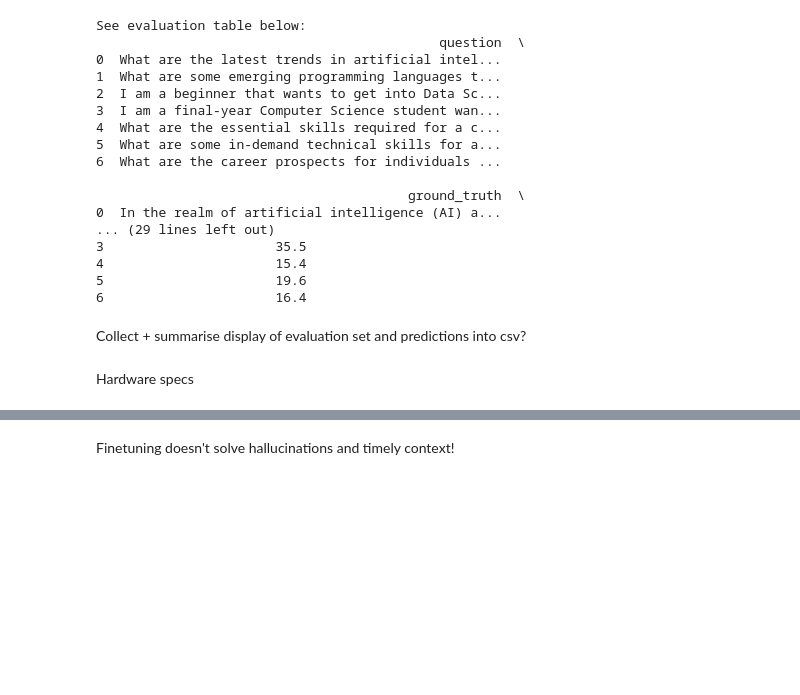
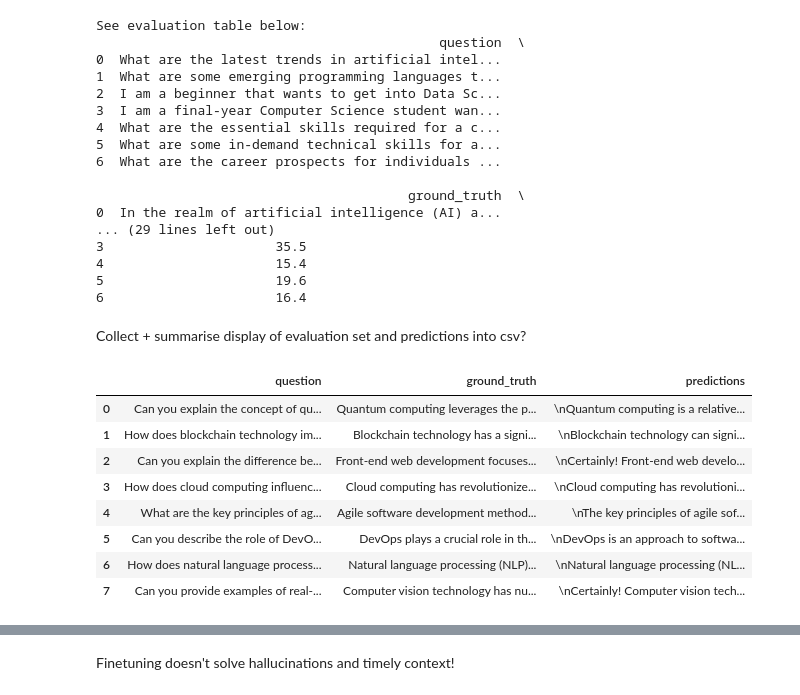
Before and after one commit to huishingchong/agile_llm, a Jupyter notebook: prompting.ipynb, the cells around one changed output, grey strips where cells are left out. Drawn from its saved outputs; the diff is of its cells as text; code cells hidden in the pictures; blank space fills up the shorter version.

Commit message:
small update: output predictions

```diff
--- a/prompting.ipynb
+++ b/prompting.ipynb
@@ -151,8 +151,8 @@ prompt = PromptTemplate(template=template, input_variables=["question"])
 # %%
 from langchain.chains import LLMChain
 
-pre_trained_llm_chain = LLMChain(prompt=prompt, llm=pre_trained_llm, verbose=True)
-fine_tuned_llm_chain = LLMChain(prompt=prompt, llm=fine_tuned_llm, verbose=True)
+pre_trained_llm_chain = LLMChain(prompt=prompt, llm=pre_trained_llm, verbose=False)
+fine_tuned_llm_chain = LLMChain(prompt=prompt, llm=fine_tuned_llm, verbose=False)
 # %%
 question = "what is AI?"
 input_dict = {'question': question}
@@ -600,5 +600,15 @@ See evaluation table below:
 6                      16.4
 # %% [markdown]
 Collect + summarise display of evaluation set and predictions into csv?
-# %% [markdown]
-Hardware specs
+# %%
+fine_data_cs
+# %% [output]
+|  | question | ground_truth | predictions |
+| 0 | Can you explain the concept of qu... | Quantum computing leverages the p... | \nQuantum computing is a relative... |
+| 1 | How does blockchain technology im... | Blockchain technology has a signi... | \nBlockchain technology can signi... |
+| 2 | Can you explain the difference be... | Front-end web development focuses... | \nCertainly! Front-end web develo... |
+| 3 | How does cloud computing influenc... | Cloud computing has revolutionize... | \nCloud computing has revolutioni... |
+| 4 | What are the key principles of ag... | Agile software development method... | \nThe key principles of agile sof... |
+| 5 | Can you describe the role of DevO... | DevOps plays a crucial role in th... | \nDevOps is an approach to softwa... |
+| 6 | How does natural language process... | Natural language processing (NLP)... | \nNatural language processing (NL... |
+| 7 | Can you provide examples of real-... | Computer vision technology has nu... | \nCertainly! Computer vision tech... |
```
Also changed, not shown: parts of 3 cells of this notebook.
